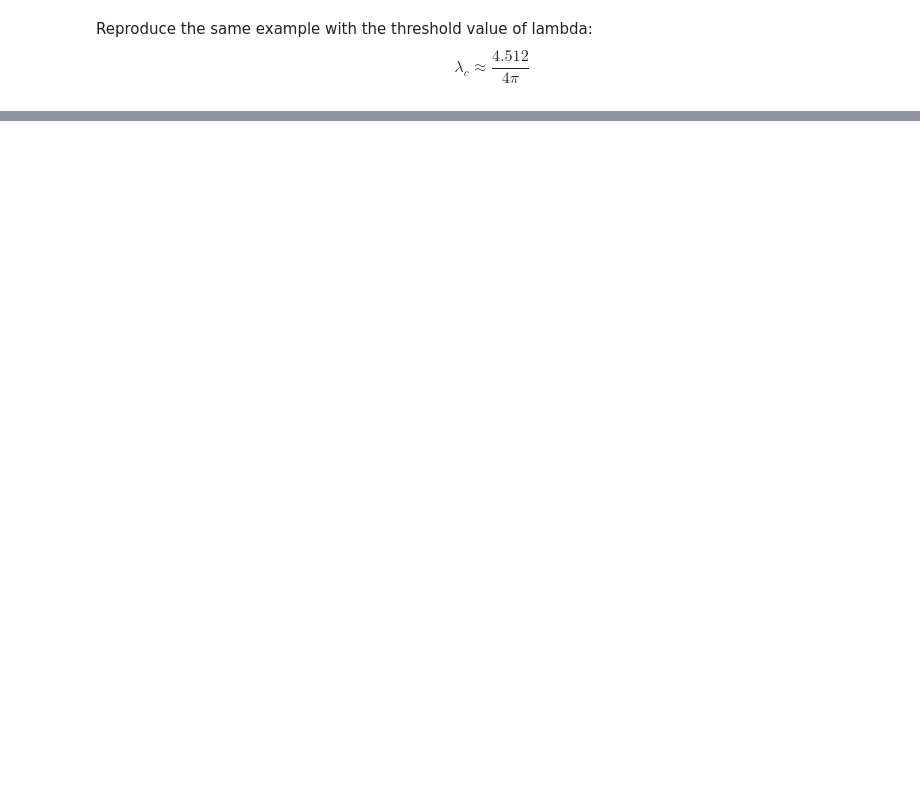
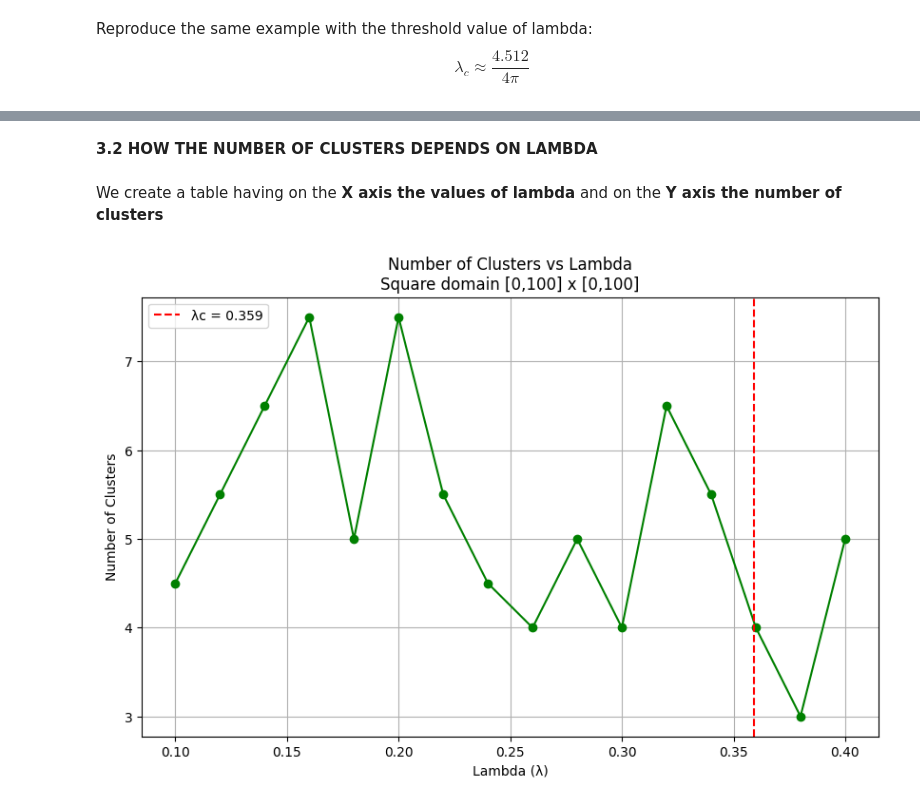
Before and after one commit to lorenzosquassoni/PERCOLATION-ON-BOOLEAN-NETWORKS, a Jupyter notebook: PERCOLATION ON BOOLEAN NETWORKS PROJECT.ipynb, the cells around one changed output, grey strips where cells are left out. Drawn from its saved outputs; the diff is of its cells as text; code cells hidden in the pictures; blank space fills up the shorter version.

```diff
--- a/PERCOLATION ON BOOLEAN NETWORKS PROJECT.ipynb
+++ b/PERCOLATION ON BOOLEAN NETWORKS PROJECT.ipynb
@@ -427,0 +427,32 @@ plt.show()
+# %% [markdown]
+**3.2 HOW THE NUMBER OF CLUSTERS DEPENDS ON LAMBDA**
+# %% [markdown]
+We create a table having on the **X axis the values of lambda** and on the **Y axis the number of clusters**
+# %%
+# Parameters
+T = 100  # Size of the square domain
+lambda_values = np.arange(0.1, 0.42, 0.02)  # Lambda values
+M = 20  # Number of simulations
+lambda_threshold = 4.512 / (4 * np.pi)  # Threshold lambda value
+
+# Perform simulation
+results = []
+
+for lam in lambda_values:
+    avg_num_clusters = simulate_boolean_network_number_of_clusters(T, lam, M)
+    results.append((lam, avg_num_clusters))
+
+# Plotting the results
+lambda_vals = [result[0] for result in results]
+num_clusters = [result[1] for result in results]
+plt.figure(figsize=(10, 6))
+plt.plot(lambda_vals, num_clusters, marker='o', linestyle='-', color='g')
+plt.axvline(x=lambda_threshold, color='r', linestyle='--', label=f'λc = {lambda_threshold:.3f}')
+plt.xlabel('Lambda (λ)')
+plt.ylabel('Number of Clusters')
+plt.title('Number of Clusters vs Lambda\nSquare domain [0,100] x [0,100]')
+plt.legend()
+plt.grid(True)
+plt.show()
+# %% [output]
+[figure, added]
```
Also changed, not shown: parts of 10 cells of this notebook.
